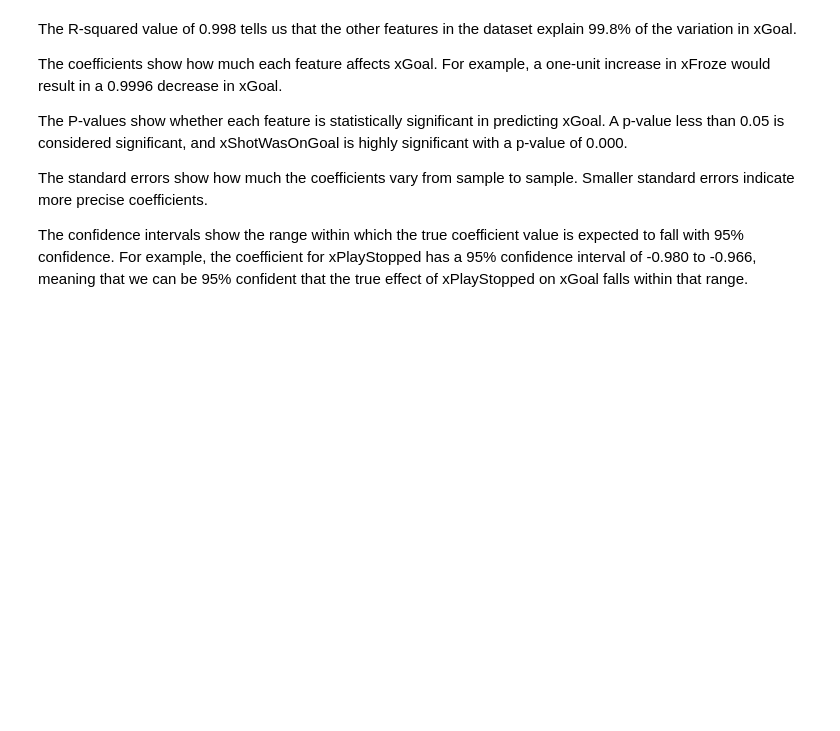
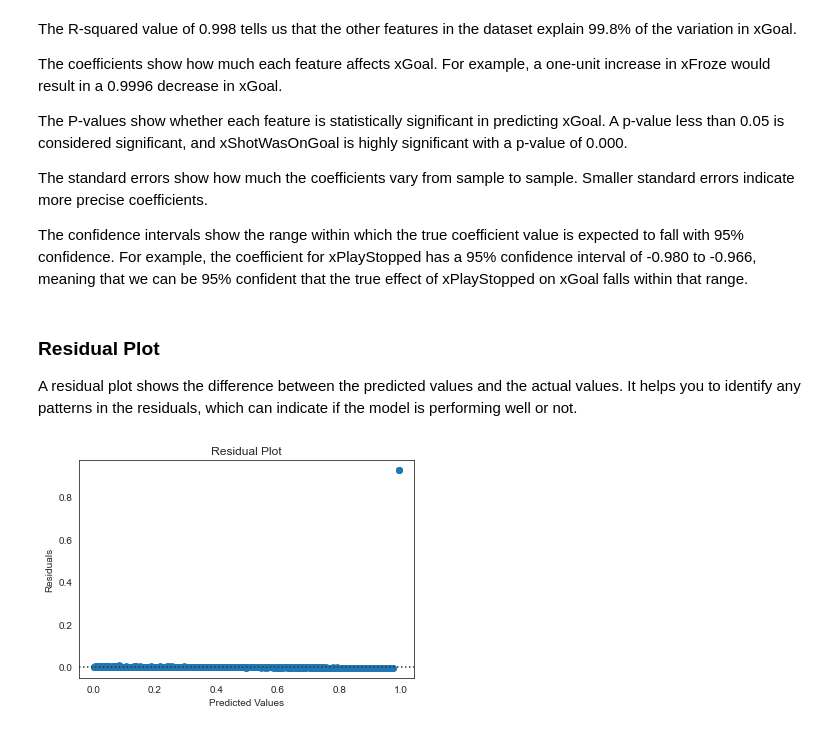
Before and after one commit to MichalOst3389/nhl_team_analysis, a Jupyter notebook: NHL Notebook.ipynb, the cells around one changed output. Saved outputs shown, nothing was run; the diff lists cells and outputs as text; code cells hidden in the pictures; blank space fills up the shorter version.

```diff
--- a/NHL Notebook.ipynb
+++ b/NHL Notebook.ipynb
@@ -500,3 +504,16 @@ The P-values show whether each feature is statistically significant in predictin
 The standard errors show how much the coefficients vary from sample to sample. Smaller standard errors indicate more precise coefficients.
 
 The confidence intervals show the range within which the true coefficient value is expected to fall with 95% confidence. For example, the coefficient for xPlayStopped has a 95% confidence interval of -0.980 to -0.966, meaning that we can be 95% confident that the true effect of xPlayStopped on xGoal falls within that range.
+# %% [markdown]
+### Residual Plot
+A residual plot shows the difference between the predicted values and the actual values. It helps you to identify any patterns in the residuals, which can indicate if the model is performing well or not.
+# %%
+# create the residual plot
+residuals = y_pred - y
+sns.residplot(y_pred, residuals)
+plt.title('Residual Plot')
+plt.xlabel('Predicted Values')
+plt.ylabel('Residuals')
+plt.show()
+# %% [output]
+[figure, added]
```
Also changed, not shown: parts of 12 cells of this notebook.
